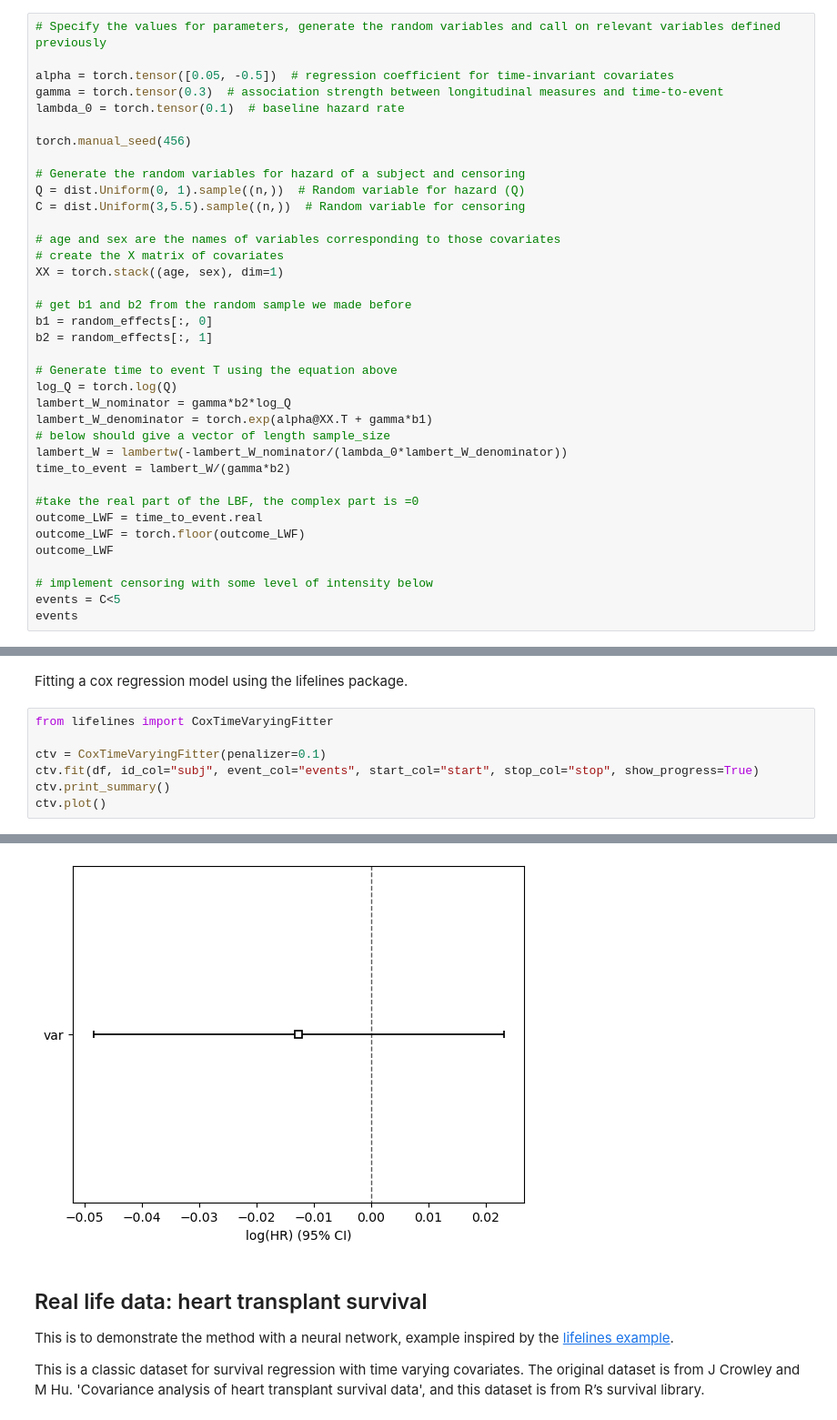
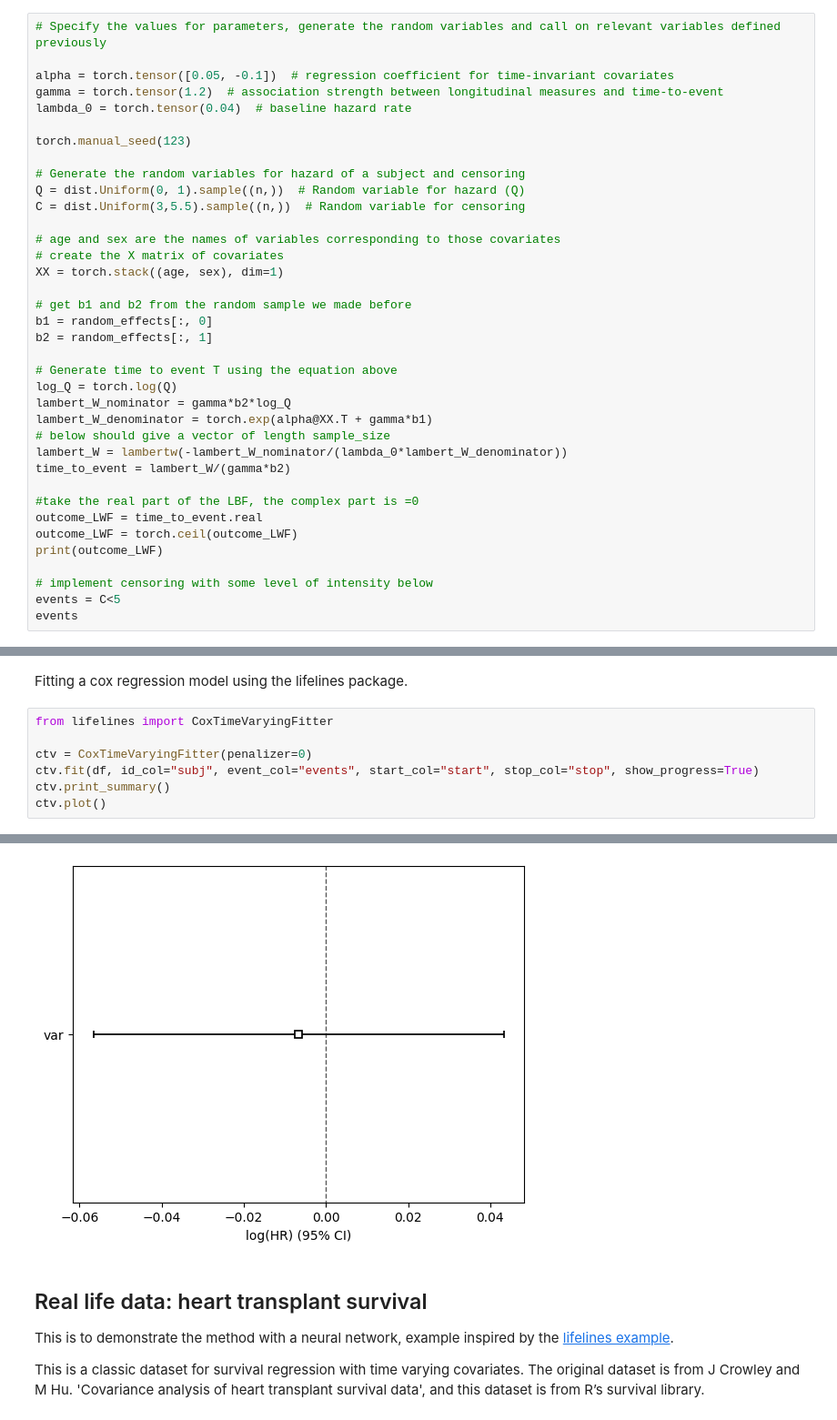
Before and after one commit to Novartis/torchsurv, a Jupyter notebook: docs/notebooks/time_varying.ipynb, the cells around one changed output, grey strips where cells are left out. Shown at 91% size. Saved outputs shown, nothing was run; the diff lists cells and outputs as text.

```diff
--- a/docs/notebooks/time_varying.ipynb
+++ b/docs/notebooks/time_varying.ipynb
@@ -218,11 +218,11 @@ Note: pre-determined parameters such as $\alpha, \gamma, \lambda_0$ have a large
 # %%
 # Specify the values for parameters, generate the random variables and call on relevant variables defined previously
 
-alpha = torch.tensor([0.05, -0.5])  # regression coefficient for time-invariant covariates
-gamma = torch.tensor(0.3)  # association strength between longitudinal measures and time-to-event
-lambda_0 = torch.tensor(0.1)  # baseline hazard rate
+alpha = torch.tensor([0.05, -0.1])  # regression coefficient for time-invariant covariates
+gamma = torch.tensor(1.2)  # association strength between longitudinal measures and time-to-event
+lambda_0 = torch.tensor(0.04)  # baseline hazard rate
 
-torch.manual_seed(456)
+torch.manual_seed(123)
 
 # Generate the random variables for hazard of a subject and censoring
 Q = dist.Uniform(0, 1).sample((n,))  # Random variable for hazard (Q)
@@ -246,8 +246,8 @@ time_to_event = lambert_W/(gamma*b2)
 
 #take the real part of the LBF, the complex part is =0
 outcome_LWF = time_to_event.real
-outcome_LWF = torch.floor(outcome_LWF)
-outcome_LWF
+outcome_LWF = torch.ceil(outcome_LWF)
+print(outcome_LWF)
 
 # implement censoring with some level of intensity below
 events = C<5
@@ -443,7 +475,7 @@ Fitting a cox regression model using the lifelines package.
 # %%
 from lifelines import CoxTimeVaryingFitter
 
-ctv = CoxTimeVaryingFitter(penalizer=0.1)
+ctv = CoxTimeVaryingFitter(penalizer=0)
 ctv.fit(df, id_col="subj", event_col="events", start_col="start", stop_col="stop", show_progress=True)
 ctv.print_summary()
 ctv.plot()
@@ -469,5 +500,5 @@ Convergence completed after 4 iterations.
 <Axes: xlabel='log(HR) (95% CI)'>
-[figure, old version]
+[figure, new version]
 # %% [markdown]
 ## Real life data: heart transplant survival
 
```
Also changed, not shown: parts of 4 cells of this notebook.
